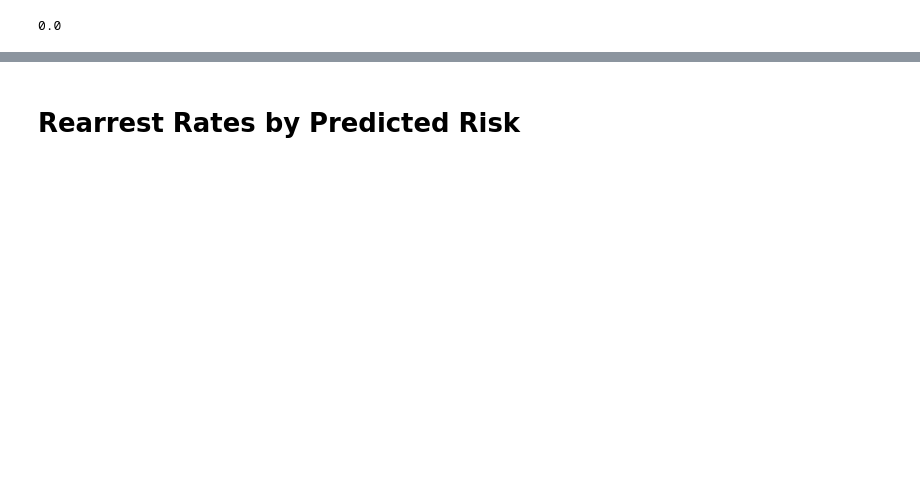
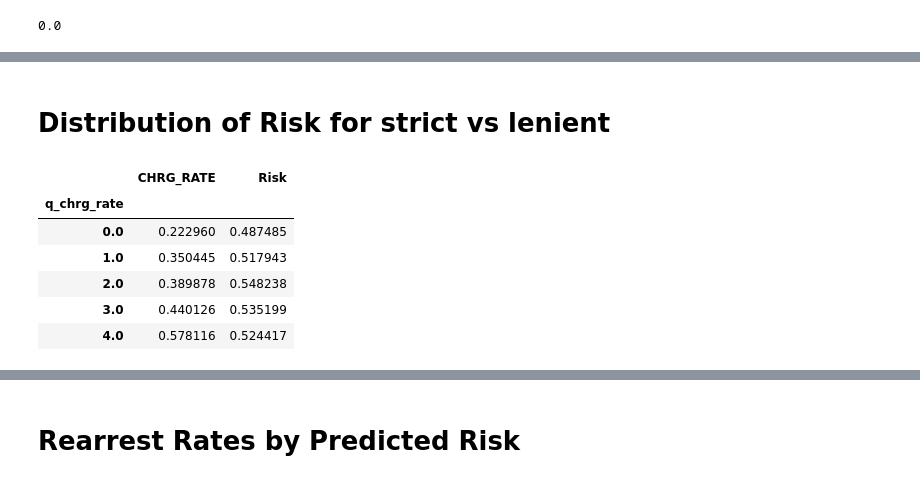
Before and after one commit to da1933/NODA, a Jupyter notebook: Risk.ipynb, the cells around one changed output, grey strips where cells are left out. Cells and saved outputs as stored; diff of their text form; code cells hidden in the pictures; blank space fills up the shorter version.

```diff
--- a/Risk.ipynb
+++ b/Risk.ipynb
@@ -165,0 +166,2 @@ plt.plot(rearrest_rates_rand)
+# %% [markdown]
+# Distribution of Risk for strict vs lenient
@@ -165,0 +172,12 @@ plt.plot(rearrest_rates_rand)
+# %%
+avg_by_chrg_rate = val_risk_merged.groupby(['q_chrg_rate'])['CHRG_RATE','Risk'].mean()
+# %%
+avg_by_chrg_rate
+# %% [output]
+|  | CHRG_RATE | Risk |
+| q_chrg_rate |  |  |
+| 0.0 | 0.222960 | 0.487485 |
+| 1.0 | 0.350445 | 0.517943 |
+| 2.0 | 0.389878 | 0.548238 |
+| 3.0 | 0.440126 | 0.535199 |
+| 4.0 | 0.578116 | 0.524417 |
```
Also changed, not shown: parts of 16 cells of this notebook.
